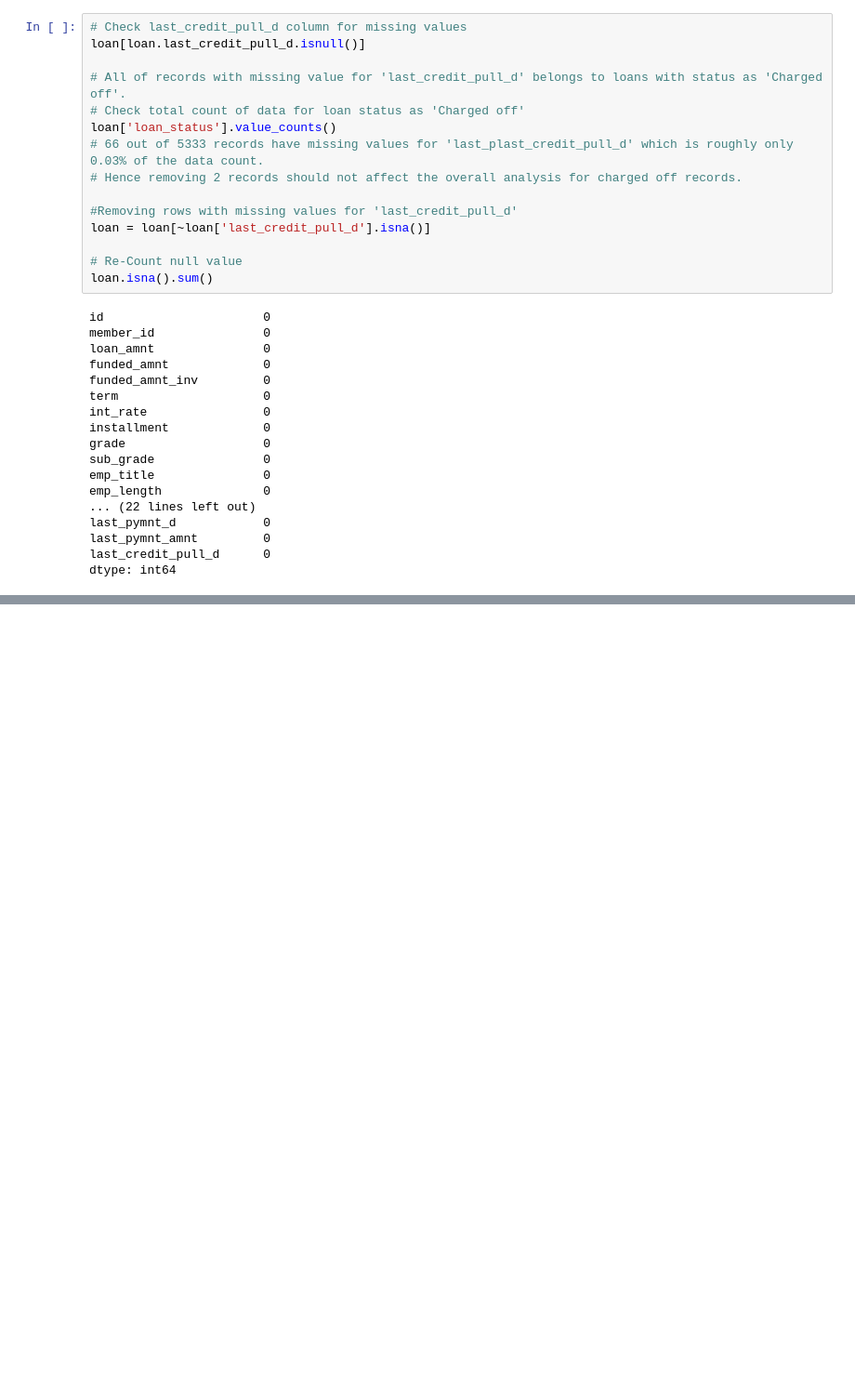
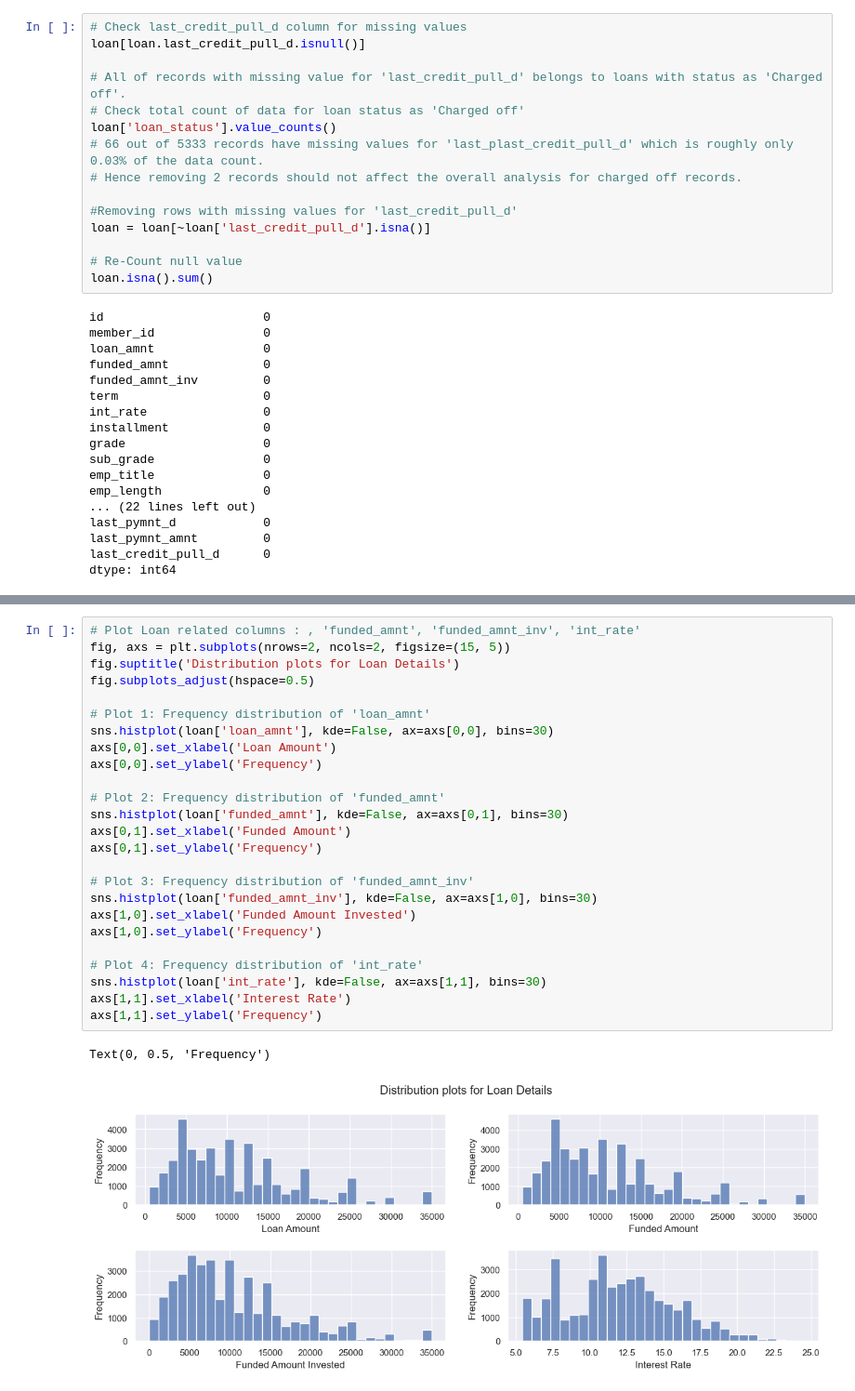
Before and after one commit to MallikaBera/LendingClubCaseStudy, a Jupyter notebook: Code_v02.ipynb, the cells around one changed output, grey strips where cells are left out. Shown at 93% size. Cells and saved outputs as stored; diff of their text form; blank space fills up the shorter version.

```diff
--- a/Code_v02.ipynb
+++ b/Code_v02.ipynb
@@ -280,0 +525,28 @@ dtype: int64
+# %%
+# Plot Loan related columns : , 'funded_amnt', 'funded_amnt_inv', 'int_rate'
+fig, axs = plt.subplots(nrows=2, ncols=2, figsize=(15, 5))
+fig.suptitle('Distribution plots for Loan Details')
+fig.subplots_adjust(hspace=0.5)
+
+# Plot 1: Frequency distribution of 'loan_amnt'
+sns.histplot(loan['loan_amnt'], kde=False, ax=axs[0,0], bins=30)
+axs[0,0].set_xlabel('Loan Amount')
+axs[0,0].set_ylabel('Frequency')
+
+# Plot 2: Frequency distribution of 'funded_amnt'
+sns.histplot(loan['funded_amnt'], kde=False, ax=axs[0,1], bins=30)
+axs[0,1].set_xlabel('Funded Amount')
+axs[0,1].set_ylabel('Frequency')
+
+# Plot 3: Frequency distribution of 'funded_amnt_inv'
+sns.histplot(loan['funded_amnt_inv'], kde=False, ax=axs[1,0], bins=30)
+axs[1,0].set_xlabel('Funded Amount Invested')
+axs[1,0].set_ylabel('Frequency')
+
+# Plot 4: Frequency distribution of 'int_rate'
+sns.histplot(loan['int_rate'], kde=False, ax=axs[1,1], bins=30)
+axs[1,1].set_xlabel('Interest Rate')
+axs[1,1].set_ylabel('Frequency')
+# %% [output]
+Text(0, 0.5, 'Frequency')
+[figure, added]
```
Also changed, not shown: parts of 46 cells of this notebook.
